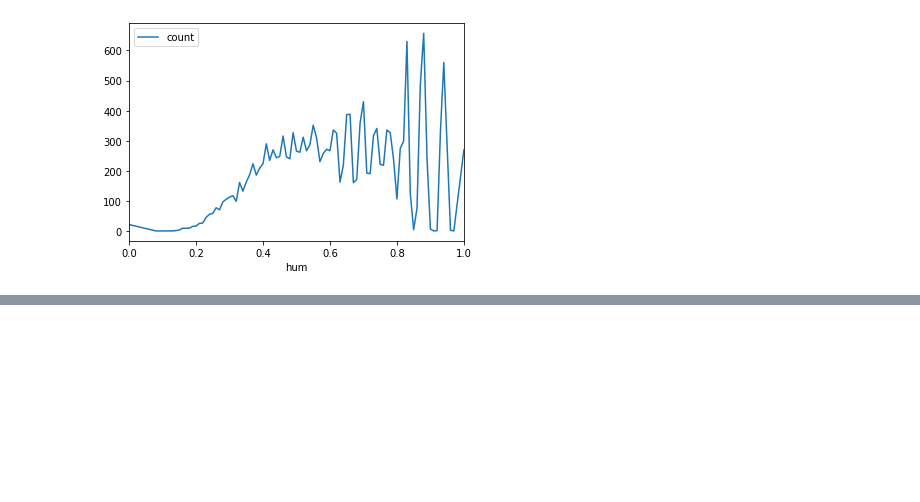
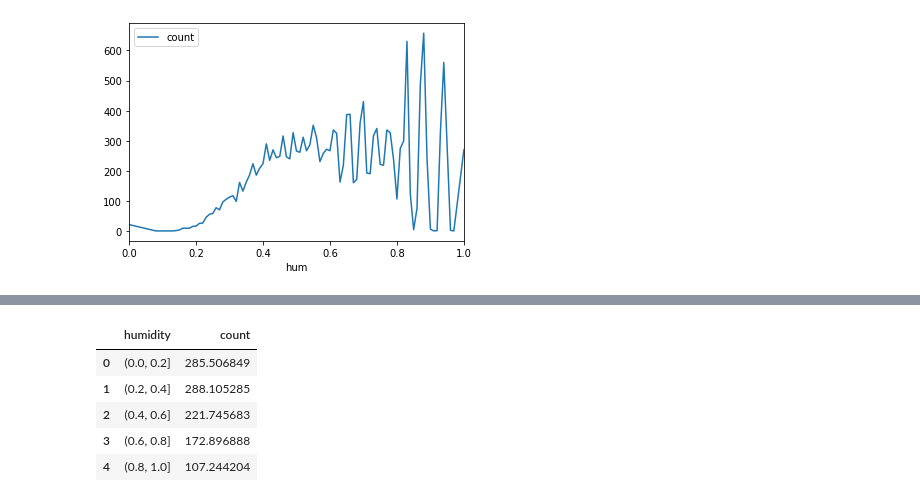
Before and after one commit to RK1126/Bike-sharing-data-analysis, a Jupyter notebook: Bike sharing.ipynb, the cells around one changed output, grey strips where cells are left out. Saved outputs shown, nothing was run; the diff lists cells and outputs as text; code cells hidden in the pictures; blank space fills up the shorter version.

```diff
--- a/Bike sharing.ipynb
+++ b/Bike sharing.ipynb
@@ -192,0 +205,10 @@ plt.show()
+# %%
+s = pd.DataFrame({'humidity': s.index, 'count': s.values})
+s
+# %% [output]
+|  | humidity | count |
+| 0 | (0.0, 0.2] | 285.506849 |
+| 1 | (0.2, 0.4] | 288.105285 |
+| 2 | (0.4, 0.6] | 221.745683 |
+| 3 | (0.6, 0.8] | 172.896888 |
+| 4 | (0.8, 1.0] | 107.244204 |
```
Also changed, not shown: parts of 12 cells of this notebook.
